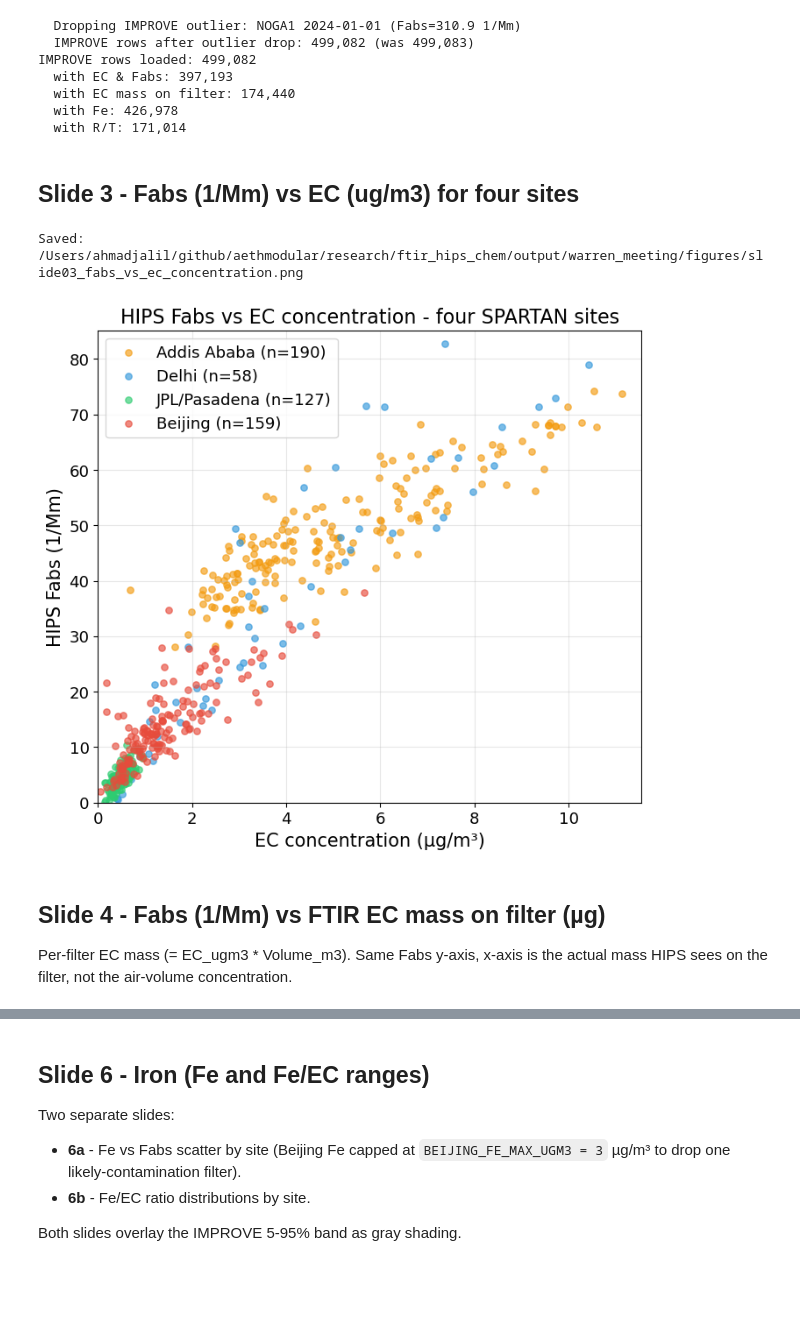
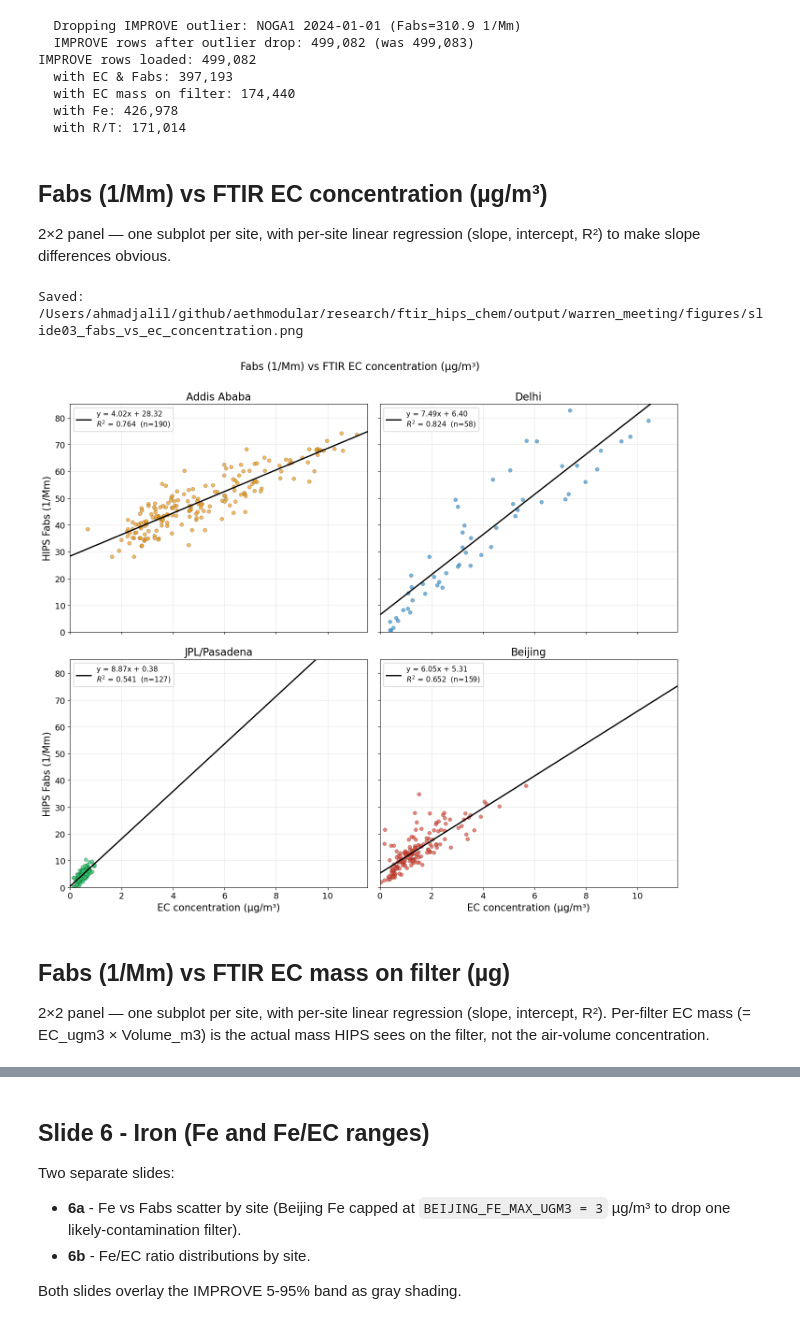
Before and after one commit to ahzs645/aethmodular, a Jupyter notebook: research/ftir_hips_chem/warren_meeting_slides.ipynb, the cells around one changed output, grey strips where cells are left out. Drawn from its saved outputs; the diff is of its cells as text; code cells hidden in the pictures; blank space fills up the shorter version.

```diff
--- a/research/ftir_hips_chem/warren_meeting_slides.ipynb
+++ b/research/ftir_hips_chem/warren_meeting_slides.ipynb
@@ -314,38 +314,67 @@ def save_fig(fig, name):
     print(f'Saved: {path}')
     return path
 # %% [markdown]
-## Slide 3 - Fabs (1/Mm) vs EC (ug/m3) for four sites
+## Fabs (1/Mm) vs FTIR EC concentration (µg/m³)
+
+2×2 panel — one subplot per site, with per-site linear regression (slope, intercept, R²) to make slope differences obvious.
 # %%
-fig, ax = plt.subplots(figsize=(8, 7))
+fig, axes = plt.subplots(2, 2, figsize=(14, 12), sharex=True, sharey=True)
+axes = axes.flatten()
+
+# First pass: pooled x/y for shared axis limits.
 all_ec, all_fabs = [], []
 for site in SITE_ORDER:
     df = site_tables.get(site)
     if df is None or df.empty:
         continue
     sub = df.dropna(subset=['EC_ugm3', 'FABS_invMm'])
     sub = sub[(sub['EC_ugm3'] > 0) & (sub['FABS_invMm'] > 0)]
-    if sub.empty: continue
+    if sub.empty:
+        continue
     all_ec.append(sub['EC_ugm3'].values)
     all_fabs.append(sub['FABS_invMm'].values)
-    ax.scatter(sub['EC_ugm3'], sub['FABS_invMm'], s=28, alpha=0.65,
-               color=SITE_COLORS[site], label=f'{SITE_LABELS[site]} (n={len(sub)})')
-ax.set_xlabel('EC concentration (µg/m³)')
-ax.set_ylabel('HIPS Fabs (1/Mm)')
-ax.set_title('HIPS Fabs vs EC concentration - four SPARTAN sites')
-ax.legend(loc='upper left')
-ax.grid(alpha=0.3)
-if all_ec:
-    ax.set_xlim(0, np.nanpercentile(np.concatenate(all_ec), 99) * 1.1)
-if all_fabs:
-    ax.set_ylim(0, np.nanpercentile(np.concatenate(all_fabs), 99) * 1.1)
+x_max = np.nanpercentile(np.concatenate(all_ec), 99) * 1.1 if all_ec else 10
+y_max = np.nanpercentile(np.concatenate(all_fabs), 99) * 1.1 if all_fabs else 100
+
+for ax, site in zip(axes, SITE_ORDER):
+    df = site_tables.get(site)
+    if df is None or df.empty:
+        ax.set_title(SITE_LABELS[site]); ax.set_xlim(0, x_max); ax.set_ylim(0, y_max); continue
+    sub = df.dropna(subset=['EC_ugm3', 'FABS_invMm'])
+    sub = sub[(sub['EC_ugm3'] > 0) & (sub['FABS_invMm'] > 0)]
+    if sub.empty:
+        ax.set_title(SITE_LABELS[site]); ax.set_xlim(0, x_max); ax.set_ylim(0, y_max); continue
+    x = sub['EC_ugm3'].values
+    y = sub['FABS_invMm'].values
+    ax.scatter(x, y, s=32, alpha=0.7, color=SITE_COLORS[site],
+               edgecolor='black', linewidth=0.3)
+    slope, intercept = np.polyfit(x, y, 1)
+    y_pred = slope * x + intercept
+    ss_res = np.sum((y - y_pred) ** 2)
+    ss_tot = np.sum((y - y.mean()) ** 2)
+    r2 = 1 - ss_res / ss_tot if ss_tot > 0 else np.nan
+    x_line = np.linspace(0, x_max, 100)
+    ax.plot(x_line, slope * x_line + intercept, color='black', lw=2,
+            label=f'y = {slope:.2f}x + {intercept:.2f}\n$R^2$ = {r2:.3f}  (n={len(sub)})')
+    ax.set_title(f'{SITE_LABELS[site]}')
+    ax.legend(loc='upper left', fontsize=11, framealpha=0.9)
+    ax.grid(alpha=0.3)
+    ax.set_xlim(0, x_max)
+    ax.set_ylim(0, y_max)
+
+for ax in axes[2:]:
+    ax.set_xlabel('EC concentration (µg/m³)')
+for ax in axes[::2]:
+    ax.set_ylabel('HIPS Fabs (1/Mm)')
+fig.suptitle('Fabs (1/Mm) vs FTIR EC concentration (µg/m³)', fontsize=16, y=1.00)
+fig.tight_layout()
 save_fig(fig, 'slide03_fabs_vs_ec_concentration')
 plt.show()
 # %% [output]
 Saved: /Users/ahmadjalil/github/aethmodular/research/ftir_hips_chem/output/warren_meeting/figures/slide03_fabs_vs_ec_concentration.png
-[figure, old version]
+[figure, new version]
 # %% [markdown]
-## Slide 4 - Fabs (1/Mm) vs FTIR EC mass on filter (µg)
+## Fabs (1/Mm) vs FTIR EC mass on filter (µg)
 
-Per-filter EC mass (= EC_ugm3 * Volume_m3). Same Fabs y-axis, x-axis is the
-actual mass HIPS sees on the filter, not the air-volume concentration.
+2×2 panel — one subplot per site, with per-site linear regression (slope, intercept, R²). Per-filter EC mass (= EC_ugm3 × Volume_m3) is the actual mass HIPS sees on the filter, not the air-volume concentration.
 # %%
```
Also changed, not shown: parts of 4 cells of this notebook.
